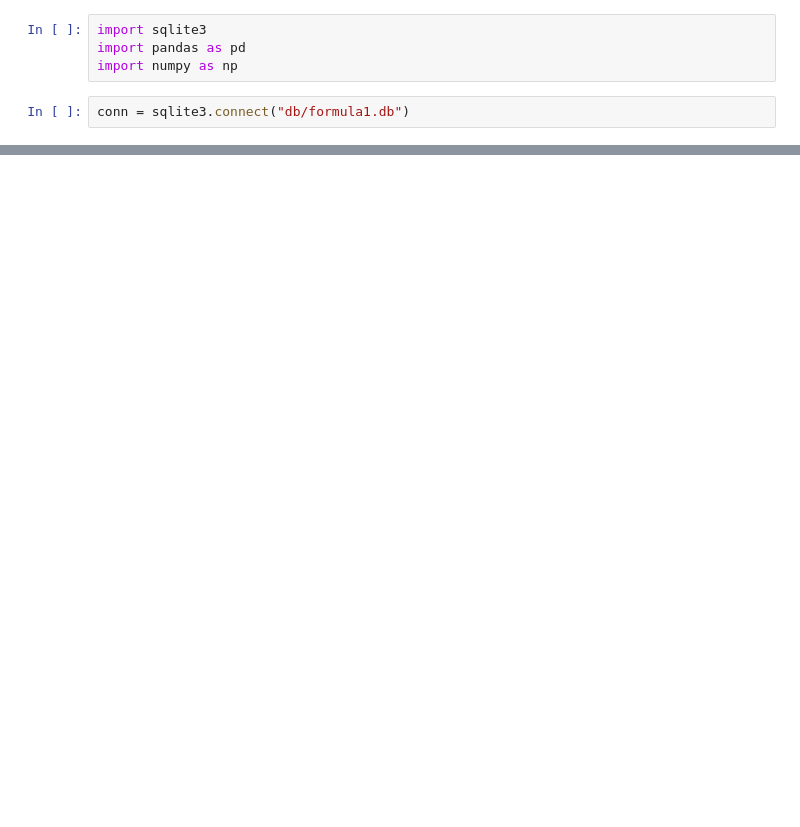
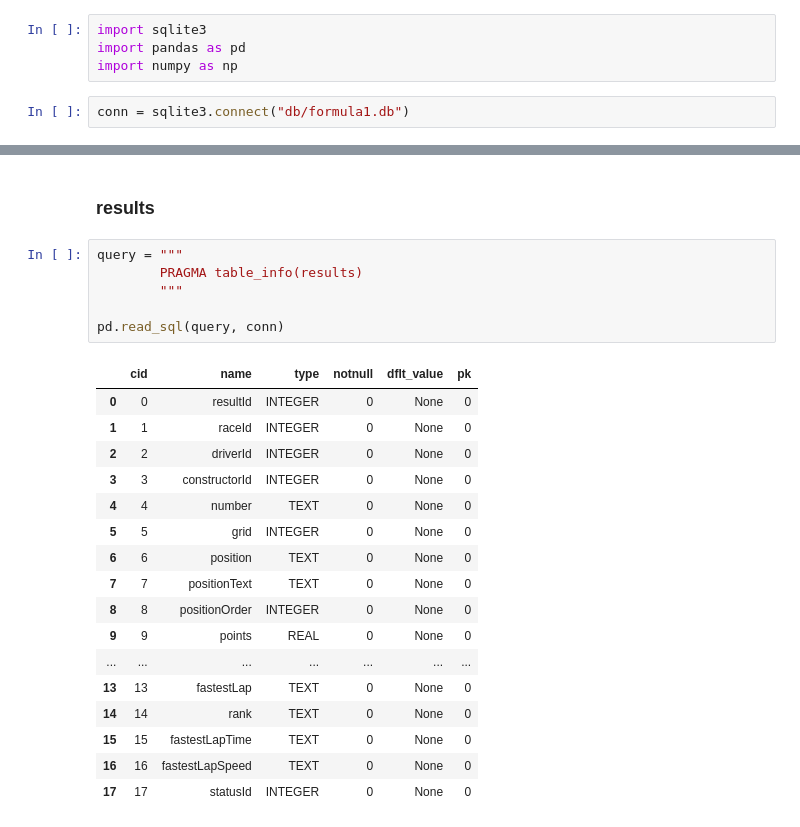
Before and after one commit to jakowczukalicja/formula1-sql-analysis, a Jupyter notebook: data_overview.ipynb, the cells around one changed output, grey strips where cells are left out. Saved outputs shown, nothing was run; the diff lists cells and outputs as text; blank space fills up the shorter version.

```diff
--- a/data_overview.ipynb
+++ b/data_overview.ipynb
@@ -26,0 +221,26 @@ pd.read_sql(query, conn)
+# %% [markdown]
+### results
+# %%
+query = """
+        PRAGMA table_info(results)
+        """
+
+pd.read_sql(query, conn)
+# %% [output]
+|  | cid | name | type | notnull | dflt_value | pk |
+| 0 | 0 | resultId | INTEGER | 0 | None | 0 |
+| 1 | 1 | raceId | INTEGER | 0 | None | 0 |
+| 2 | 2 | driverId | INTEGER | 0 | None | 0 |
+| 3 | 3 | constructorId | INTEGER | 0 | None | 0 |
+| 4 | 4 | number | TEXT | 0 | None | 0 |
+| 5 | 5 | grid | INTEGER | 0 | None | 0 |
+| 6 | 6 | position | TEXT | 0 | None | 0 |
+| 7 | 7 | positionText | TEXT | 0 | None | 0 |
+| 8 | 8 | positionOrder | INTEGER | 0 | None | 0 |
+| 9 | 9 | points | REAL | 0 | None | 0 |
+| ... | ... | ... | ... | ... | ... | ... |
+| 13 | 13 | fastestLap | TEXT | 0 | None | 0 |
+| 14 | 14 | rank | TEXT | 0 | None | 0 |
+| 15 | 15 | fastestLapTime | TEXT | 0 | None | 0 |
+| 16 | 16 | fastestLapSpeed | TEXT | 0 | None | 0 |
+| 17 | 17 | statusId | INTEGER | 0 | None | 0 |
```
Also changed, not shown: parts of 43 cells of this notebook.
